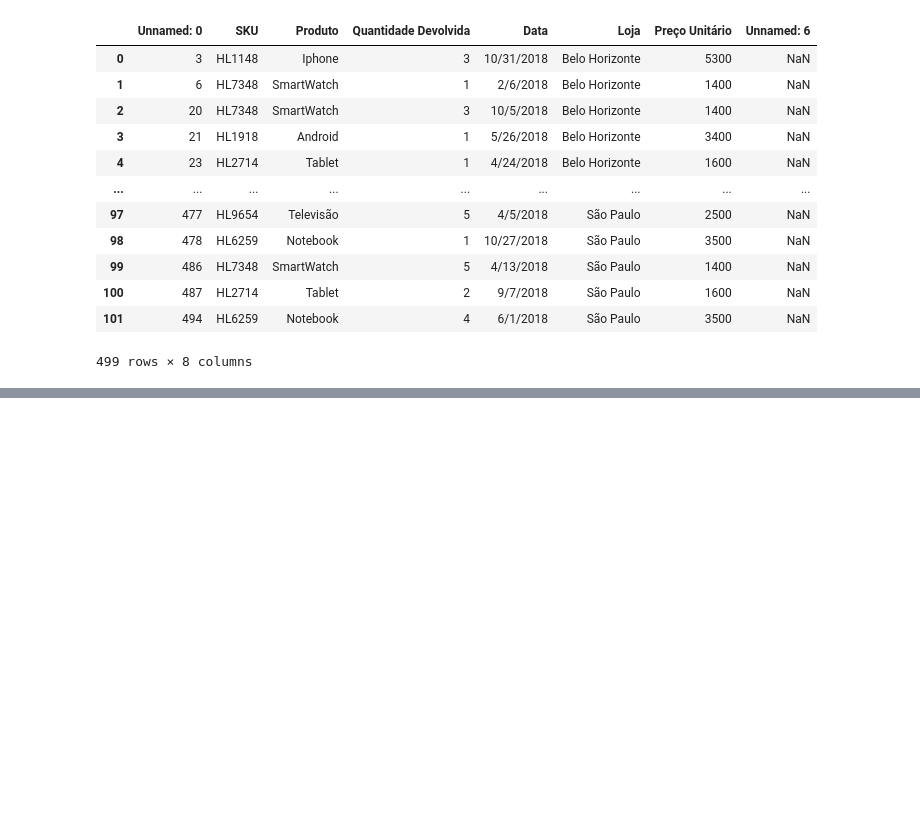
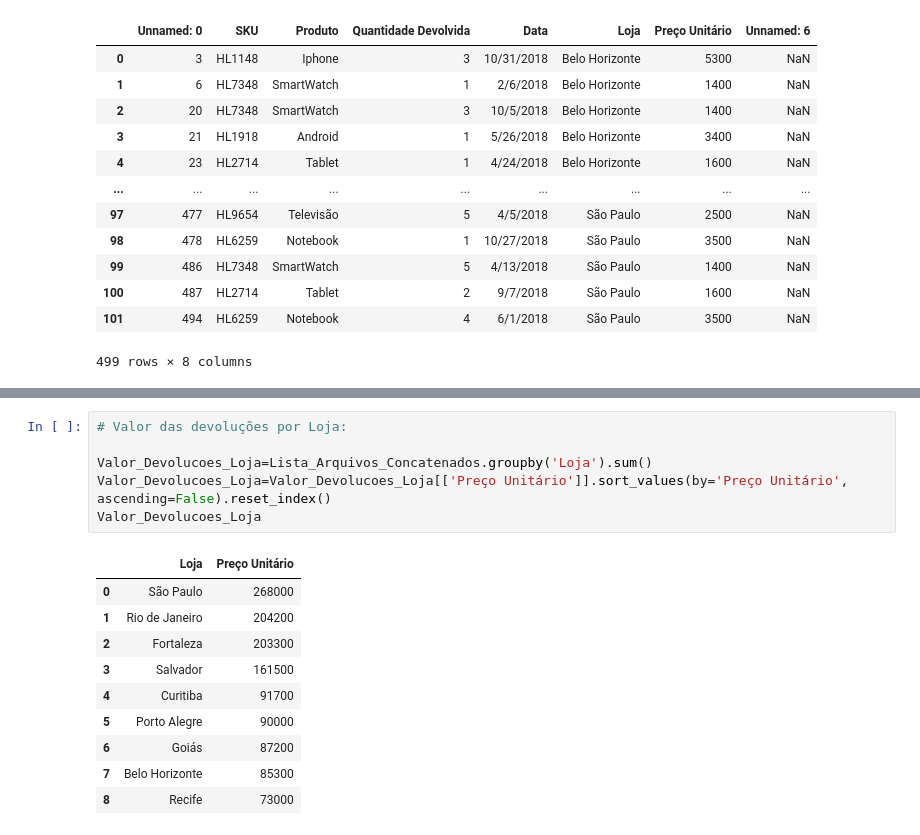
Before and after one commit to VictorSayoan/Analise-De-Dados-E-Automacao-De-Processos, a Jupyter notebook: Projeto_Atualizado_01_Indicadores_de_vendas_e_devoluções/Analise_Devolucao.ipynb, the cells around one changed output, grey strips where cells are left out. Saved outputs shown, nothing was run; the diff lists cells and outputs as text; blank space fills up the shorter version.

```diff
--- a/Projeto_Atualizado_01_Indicadores_de_vendas_e_devoluções/Analise_Devolucao.ipynb
+++ b/Projeto_Atualizado_01_Indicadores_de_vendas_e_devoluções/Analise_Devolucao.ipynb
@@ -67,0 +132,17 @@ Produto_Mais_Devolvido
+# %%
+# Valor das devoluções por Loja:
+
+Valor_Devolucoes_Loja=Lista_Arquivos_Concatenados.groupby('Loja').sum()
+Valor_Devolucoes_Loja=Valor_Devolucoes_Loja[['Preço Unitário']].sort_values(by='Preço Unitário', ascending=False).reset_index()
+Valor_Devolucoes_Loja
+# %% [output]
+|  | Loja | Preço Unitário |
+| 0 | São Paulo | 268000 |
+| 1 | Rio de Janeiro | 204200 |
+| 2 | Fortaleza | 203300 |
+| 3 | Salvador | 161500 |
+| 4 | Curitiba | 91700 |
+| 5 | Porto Alegre | 90000 |
+| 6 | Goiás | 87200 |
+| 7 | Belo Horizonte | 85300 |
+| 8 | Recife | 73000 |
```
Also changed, not shown: parts of 7 cells of this notebook.
